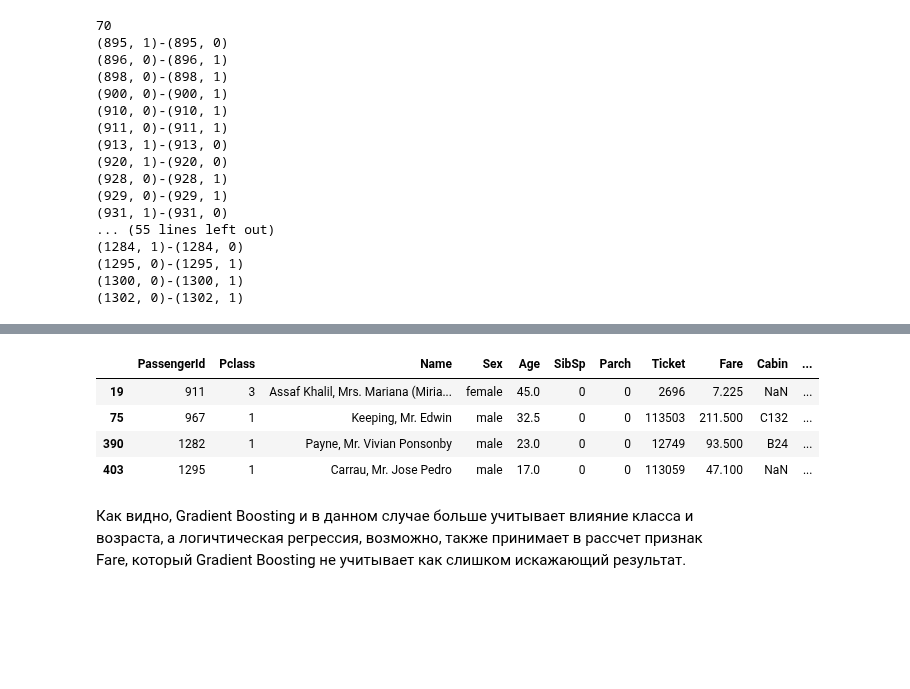
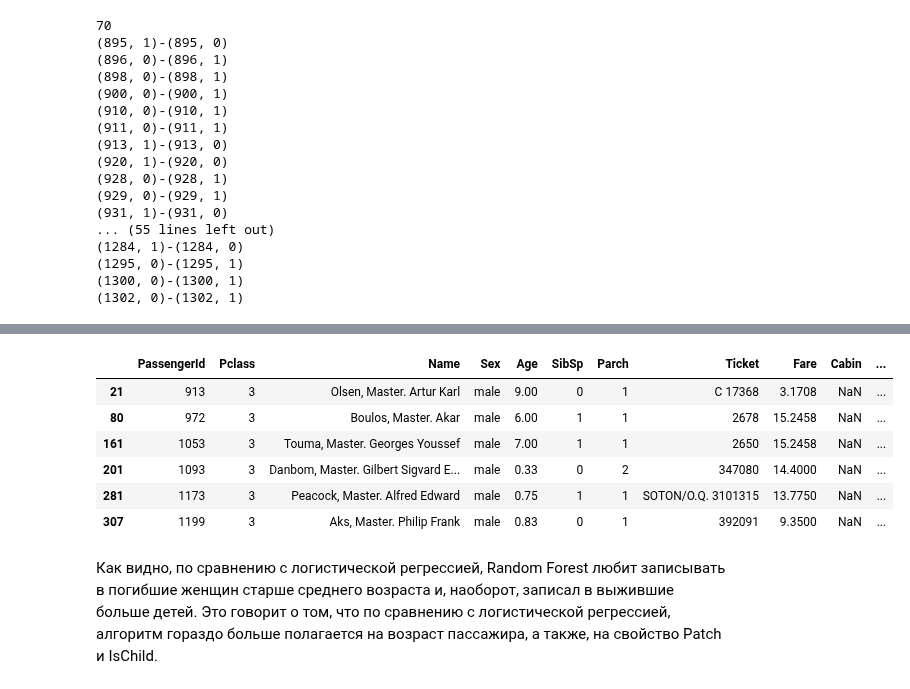
Before and after one commit to AndrewLrrr/otus-big-data, a Jupyter notebook: hw5/predictions_analysis.ipynb, the cells around one changed output, grey strips where cells are left out. Drawn from its saved outputs; the diff is of its cells as text; code cells hidden in the pictures; blank space fills up the shorter version.

```diff
--- a/hw5/predictions_analysis.ipynb
+++ b/hw5/predictions_analysis.ipynb
@@ -219,15 +221,16 @@ df_test[df_test['PassengerId'].isin(p_ids)]
 # %%
 p_ids = []
-for m in mismatch(gbc, lr):
+for m in mismatch(lr, rf):
     if m[0][1] == 0:
         p_ids.append(m[0][0])
+df_test[df_test['PassengerId'].isin(p_ids)]
+# %% [output]
+|  | PassengerId | Pclass | Name | Sex | Age | SibSp | Parch | Ticket | Fare | Cabin | ... |
+| 21 | 913 | 3 | Olsen, Master. Artur Karl | male | 9.00 | 0 | 1 | C 17368 | 3.1708 | NaN | ... |
+| 80 | 972 | 3 | Boulos, Master. Akar | male | 6.00 | 1 | 1 | 2678 | 15.2458 | NaN | ... |
+| 161 | 1053 | 3 | Touma, Master. Georges Youssef | male | 7.00 | 1 | 1 | 2650 | 15.2458 | NaN | ... |
+| 201 | 1093 | 3 | Danbom, Master. Gilbert Sigvard E... | male | 0.33 | 0 | 2 | 347080 | 14.4000 | NaN | ... |
+| 281 | 1173 | 3 | Peacock, Master. Alfred Edward | male | 0.75 | 1 | 1 | SOTON/O.Q. 3101315 | 13.7750 | NaN | ... |
+| 307 | 1199 | 3 | Aks, Master. Philip Frank | male | 0.83 | 0 | 1 | 392091 | 9.3500 | NaN | ... |
-# %%
-df_test[df_test['PassengerId'].isin(p_ids)]
-# %% [output]
-|  | PassengerId | Pclass | Name | Sex | Age | SibSp | Parch | Ticket | Fare | Cabin | ... |
-| 19 | 911 | 3 | Assaf Khalil, Mrs. Mariana (Miria... | female | 45.0 | 0 | 0 | 2696 | 7.225 | NaN | ... |
-| 75 | 967 | 1 | Keeping, Mr. Edwin | male | 32.5 | 0 | 0 | 113503 | 211.500 | C132 | ... |
-| 390 | 1282 | 1 | Payne, Mr. Vivian Ponsonby | male | 23.0 | 0 | 0 | 12749 | 93.500 | B24 | ... |
-| 403 | 1295 | 1 | Carrau, Mr. Jose Pedro | male | 17.0 | 0 | 0 | 113059 | 47.100 | NaN | ... |
-# %% [markdown]
-Как видно, Gradient Boosting и в данном случае больше учитывает влияние класса и возраста, а логичтическая регрессия, возможно, также принимает в рассчет признак Fare, который Gradient Boosting не учитывает как слишком искажающий результат.
+# %% [markdown]
+Как видно, по сравнению с логистической регрессией, Random Forest любит записывать в погибшие женщин старше среднего возраста и, наоборот, записал в выжившие больше детей. Это говорит о том, что по сравнению с логистической регрессией, алгоритм гораздо больше полагается на возраст пассажира, а также, на свойство Patch и IsChild.
```
Also changed, not shown: parts of 19 cells of this notebook, 1 other file.
